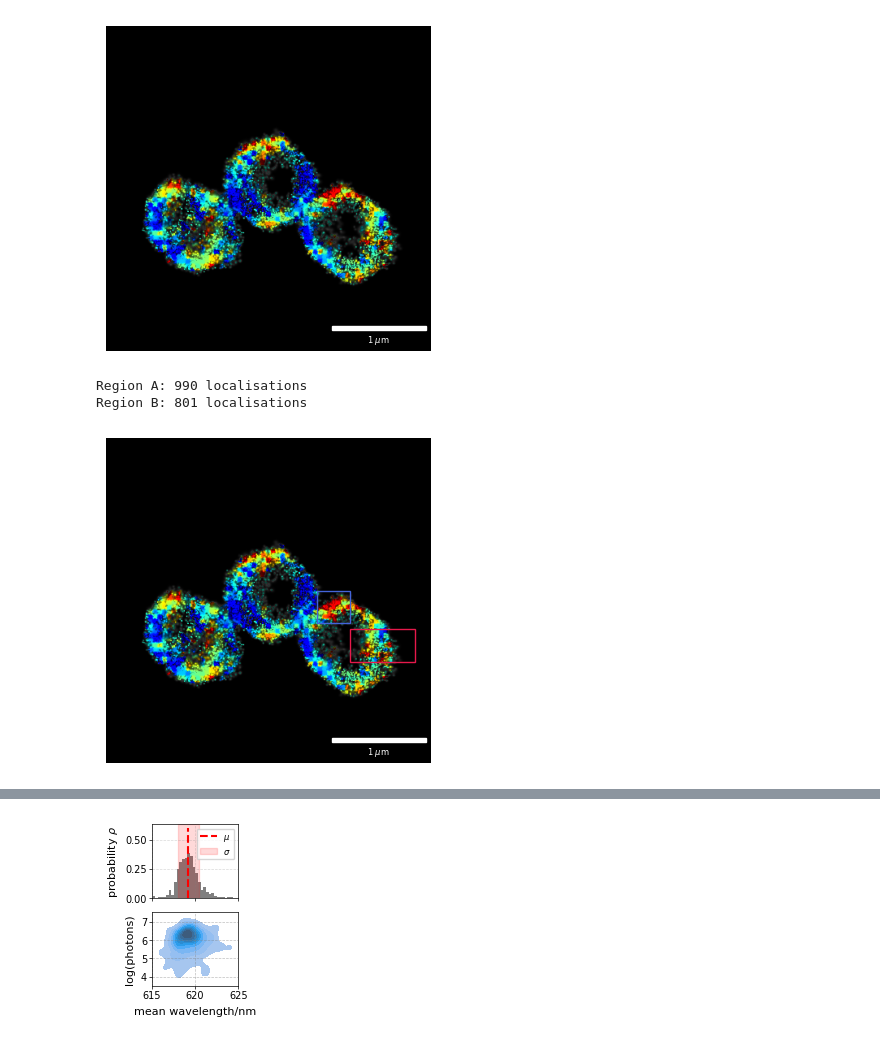
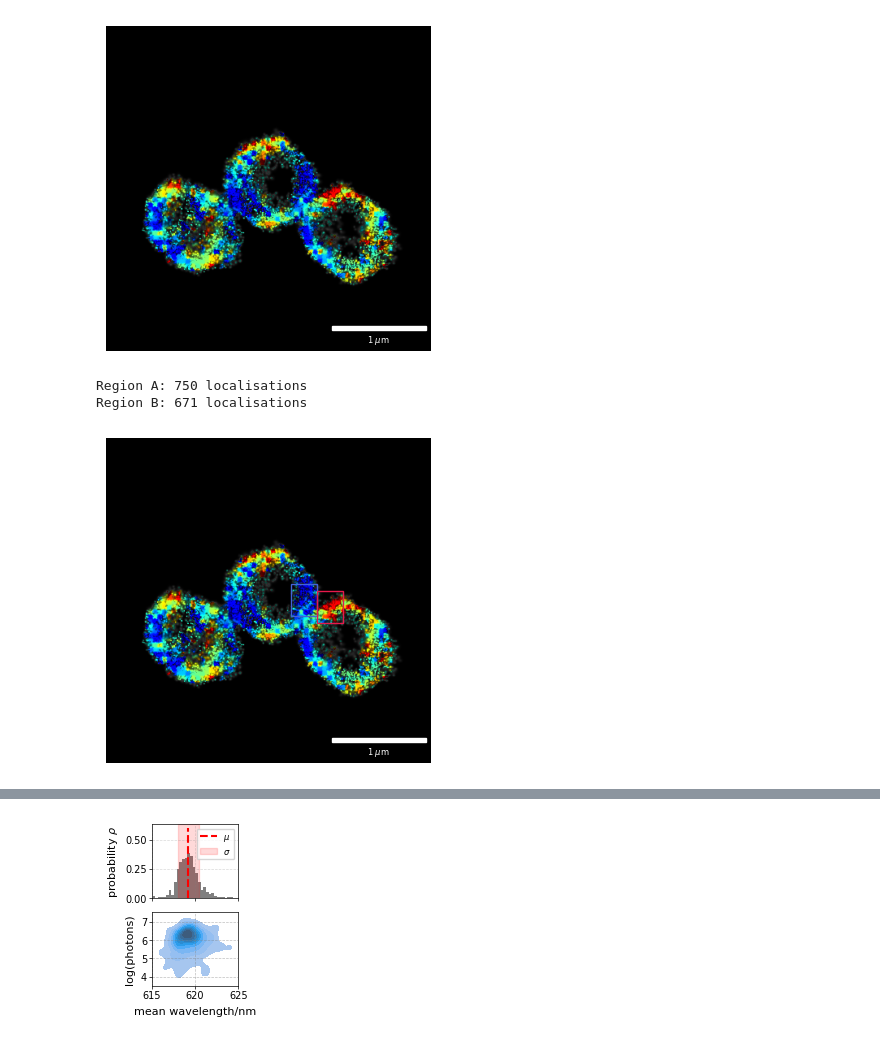
Before and after one commit to JBeckwith/pyS3M, a Jupyter notebook: notebooks/saureus/SAureus_PostAnalysis.ipynb, the cells around one changed output, grey strips where cells are left out. Cells and saved outputs as stored; diff of their text form; code cells hidden in the pictures.

```diff
--- a/notebooks/saureus/SAureus_PostAnalysis.ipynb
+++ b/notebooks/saureus/SAureus_PostAnalysis.ipynb
@@ -546,16 +546,16 @@ def get_region_localisations(df, rectangles):
 # Rectangles in absolute camera pixels (matching xc/yc in df_with_wavelengths).
 # The zoom-in spans x ∈ [322.5, 372.5] and y ∈ [402.5, 452.5] camera pixels.
 rects = [
-    dict(x0=360, y0=418, w=10, h=5, color='#e6194b', label='Region A'),
-    dict(x0=355, y0=424, w=5, h=5, color='#4363d8', label='Region B'),
+    dict(x0=351, y0=425, w=4, h=5, color='#4363d8', label='Region A'),
+    dict(x0=355, y0=424, w=4, h=5, color='#e6194b', label='Region B'),
 ]
 
 region_A, region_B = get_region_localisations(df_with_wavelengths, rects)
 print(f"Region A: {len(region_A)} localisations")
 print(f"Region B: {len(region_B)} localisations")
 # %% [output]
-Region A: 990 localisations
-Region B: 801 localisations
+Region A: 750 localisations
+Region B: 671 localisations
 # %%
 import matplotlib.patches as patches
 
@@ -570,32 +570,34 @@ data = cut[
 
 axs = plotter.colour_image_plot(
     axs=axs,
     data=data,
     cbar='off',
     cbarlabel="localisations",
     pixelsize=69 / oversampling,
     scalebarsize=1000,
     scalebarlabel=r"1 $\mu$m",
 )
 
 # Origin of the zoom-in region in absolute camera pixels.
 # cut offset = 500 SR px / oversampling; zoom origin within cut = (260, 340) cam px.
 zoom_x0_cam = 500 / oversampling + 260   # = 322.5
 zoom_y0_cam = 500 / oversampling + 340   # = 402.5
 
-for r in rects:
+zoomed_images = {}
+for i, r in enumerate(rects):
     # Convert from absolute camera pixels → zoom-in SR pixel coordinates
     x_zoom = (r['x0'] - zoom_x0_cam) * oversampling
     y_zoom = (r['y0'] - zoom_y0_cam) * oversampling
     w_zoom = r['w'] * oversampling
     h_zoom = r['h'] * oversampling
     axs.add_patch(patches.Rectangle(
         (x_zoom, y_zoom), w_zoom, h_zoom,
         linewidth=1, edgecolor=r['color'], facecolor='none',
     ))
+    zoomed_images[i] = data[int(y_zoom):int(y_zoom+h_zoom), int(x_zoom):int(x_zoom+w_zoom)]
 
 folder = '/scratch/sycamore-asap/2026_Multicolour_Paper/For_Talks'
 plt.savefig(os.path.join(folder, "SAureus_Zoomin_Colour_Rects.svg"), dpi=600, format="svg")
 plt.show()
 # %% [output]
-[figure, old version]
+[figure, new version]
```
Also changed, not shown: parts of 6 cells of this notebook.
